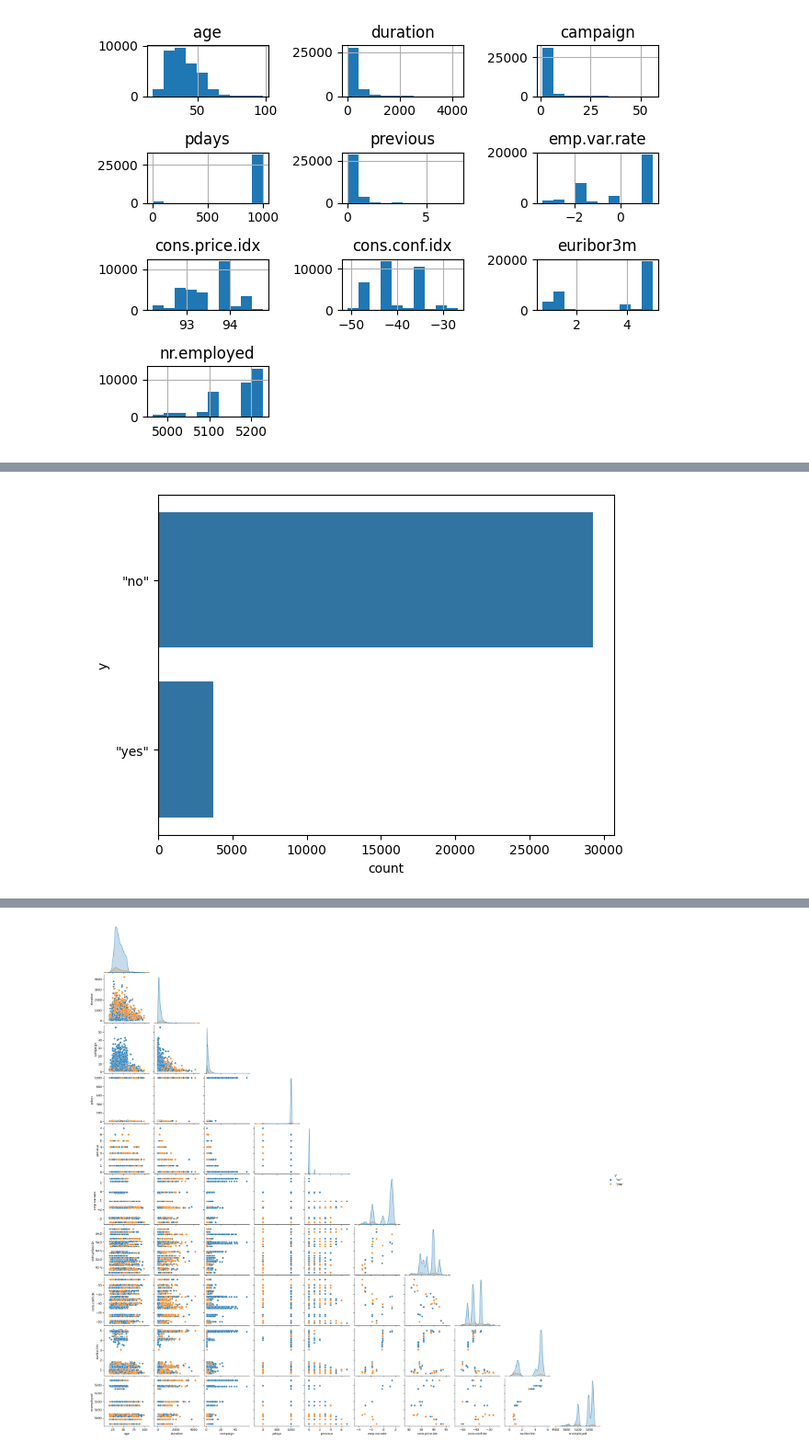
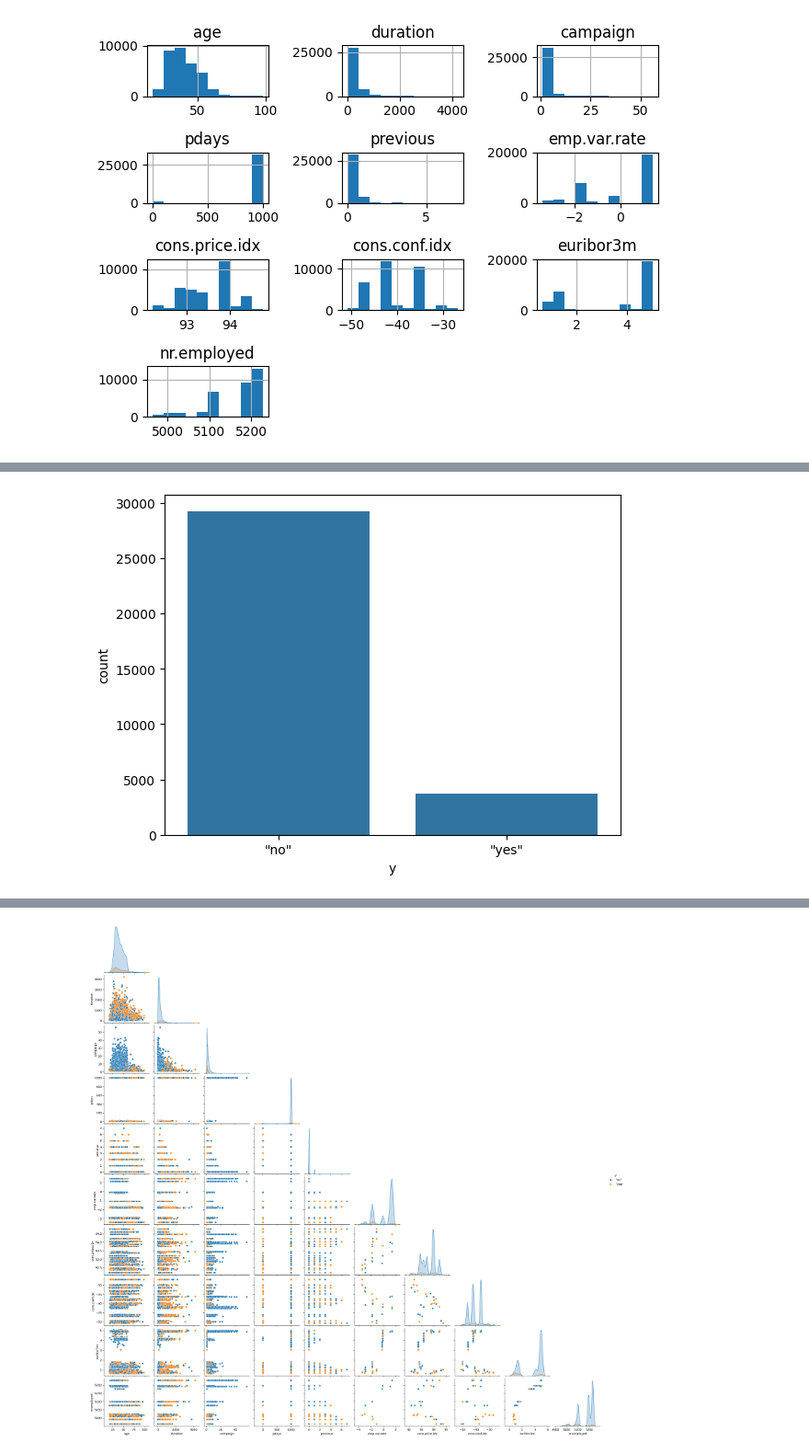
Before and after one commit to Isacondobled/machine_learning_1, a Jupyter notebook: machine_learning.ipynb, the cells around one changed output, grey strips where cells are left out. Shown at 92% size. Cells and saved outputs as stored; diff of their text form; code cells hidden in the pictures.

```diff
--- a/machine_learning.ipynb
+++ b/machine_learning.ipynb
@@ -139,5 +139,5 @@ plt.show()
 # %%
-sns.countplot(data=df_train, y='y')
+sns.countplot(data=df_train, x='y')
 plt.show()
 # %% [output]
-[figure, old version]
+[figure, new version]
```
Also changed, not shown: parts of 10 cells of this notebook.
